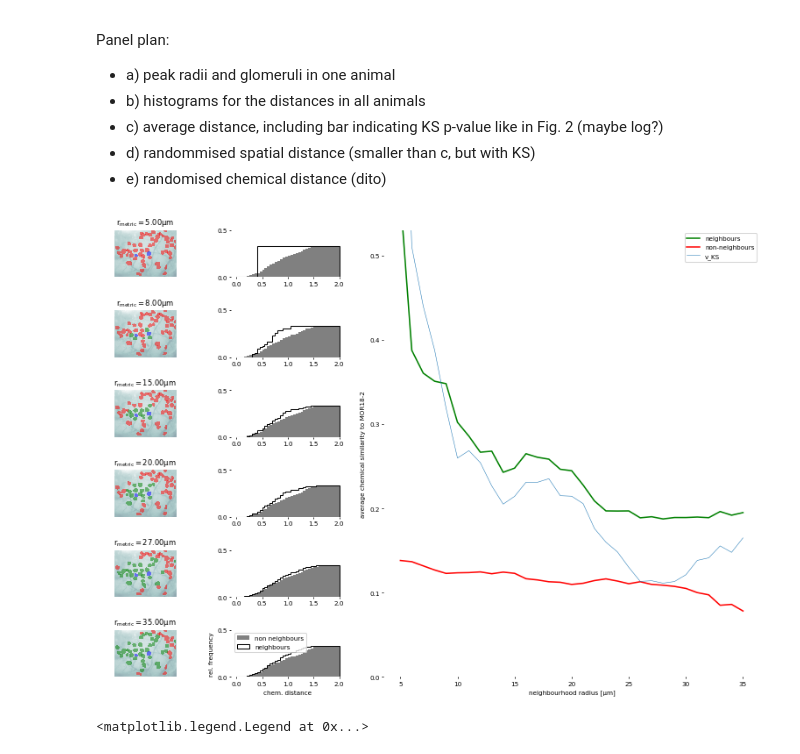
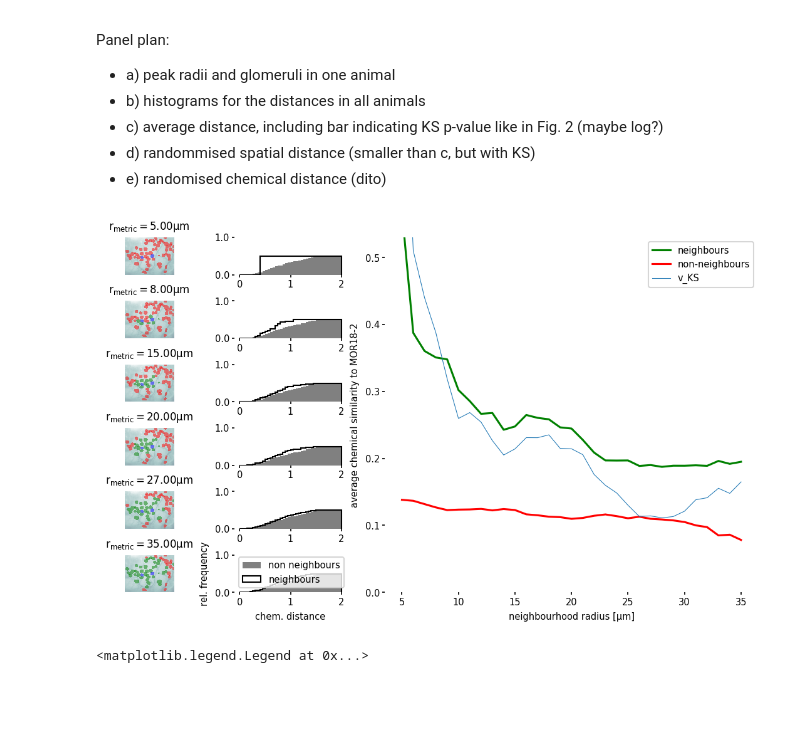
Before and after one commit to Huitzilo/glomcentric_code, a Jupyter notebook: MOB_Fig_chemotopic_clustering.ipynb, the cells around one changed output. Cells and saved outputs as stored; diff of their text form; code cells hidden in the pictures; blank space fills up the shorter version.

Commit message:
small figure tweaking

```diff
--- a/MOB_Fig_chemotopic_clustering.ipynb
+++ b/MOB_Fig_chemotopic_clustering.ipynb
@@ -734,10 +734,10 @@ def plot_single_hist_with_all_animals(f,
         axbase[pos].contourf(base, [thres,1], colors=[basecolor], alpha=0.5) # if cor[obj_id]<1 else (1.,0.1,0.1)], alpha=0.9)
         #axbase[pos].imshow(nbpixels[measID], alpha=0.3, cmap=plt.cm.bone)
 
-def init_pub_plot(num_plots):
-    matplotlib.rcParams['savefig.dpi'] = 75
-    matplotlib.rcParams['figure.dpi'] = 75
-    f = plt.figure(figsize=(13,9))
+def init_pub_plot(num_plots, figsize=(13,9)):
+    matplotlib.rcParams['savefig.dpi'] = 150
+    matplotlib.rcParams['figure.dpi'] = 150
+    f = plt.figure(figsize=figsize)
     gs = matplotlib.gridspec.GridSpec(num_plots, 3, width_ratios=[1,1.2,4], hspace=0.7)
     return f, gs
 
@@ -773,7 +773,7 @@ def plot_pub_fig(f,
                          decor=current_plot_step == gs.get_geometry()[0]-1)
 
 
-def chemotopyfun(figtype='explore', animal_to_plot=1, printstats=False):
+def chemotopyfun(figtype='explore', animal_to_plot=1, printstats=False, figsize=(13,9)):
     """
     figtype: "explore" or "publication"
     """
@@ -797,7 +797,7 @@ def chemotopyfun(figtype='explore', animal_to_plot=1, printstats=False):
     if figtype=='explore':
         f, gs = init_explore_plot(num_plots)
     else:
-        f, gs = init_pub_plot(num_plots)
+        f, gs = init_pub_plot(num_plots, figsize=figsize)
 
     nd = [] #neighbor dists for all steps
     nnd = [] #non-neighbor dists for all steps
@@ -920,9 +920,9 @@ def chemotopyfun(figtype='explore', animal_to_plot=1, printstats=False):
 
     return datadicts
 # %%
-datadicts = chemotopyfun(figtype='pub', animal_to_plot=1)
+datadicts = chemotopyfun(figtype='pub', animal_to_plot=1, figsize=(9,5))
 # %% [output]
-[figure, old version]
+[figure, new version]
 # %%
 f = plt.figure(figsize=(3,2))
 ax = plt.gca()
```
